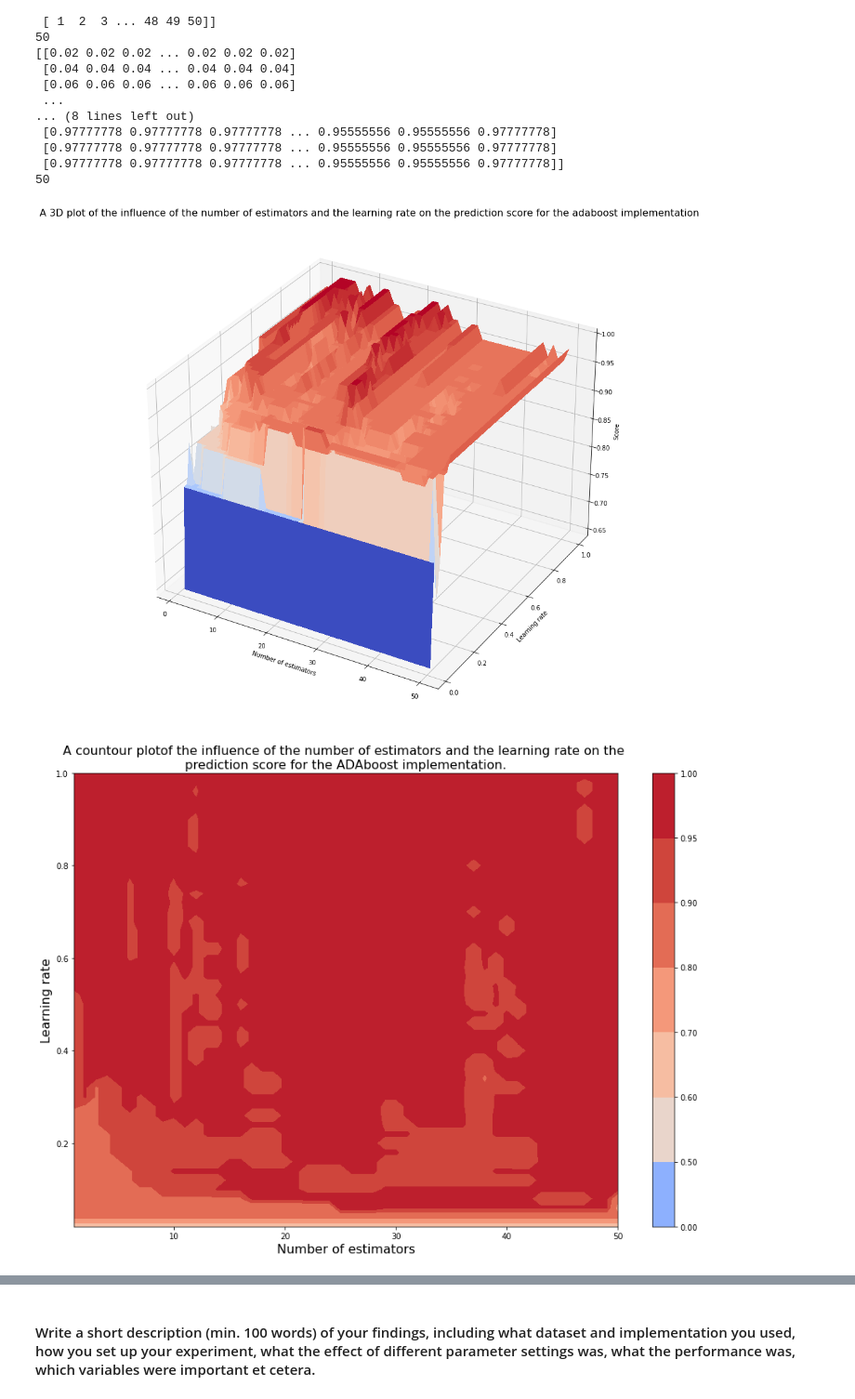
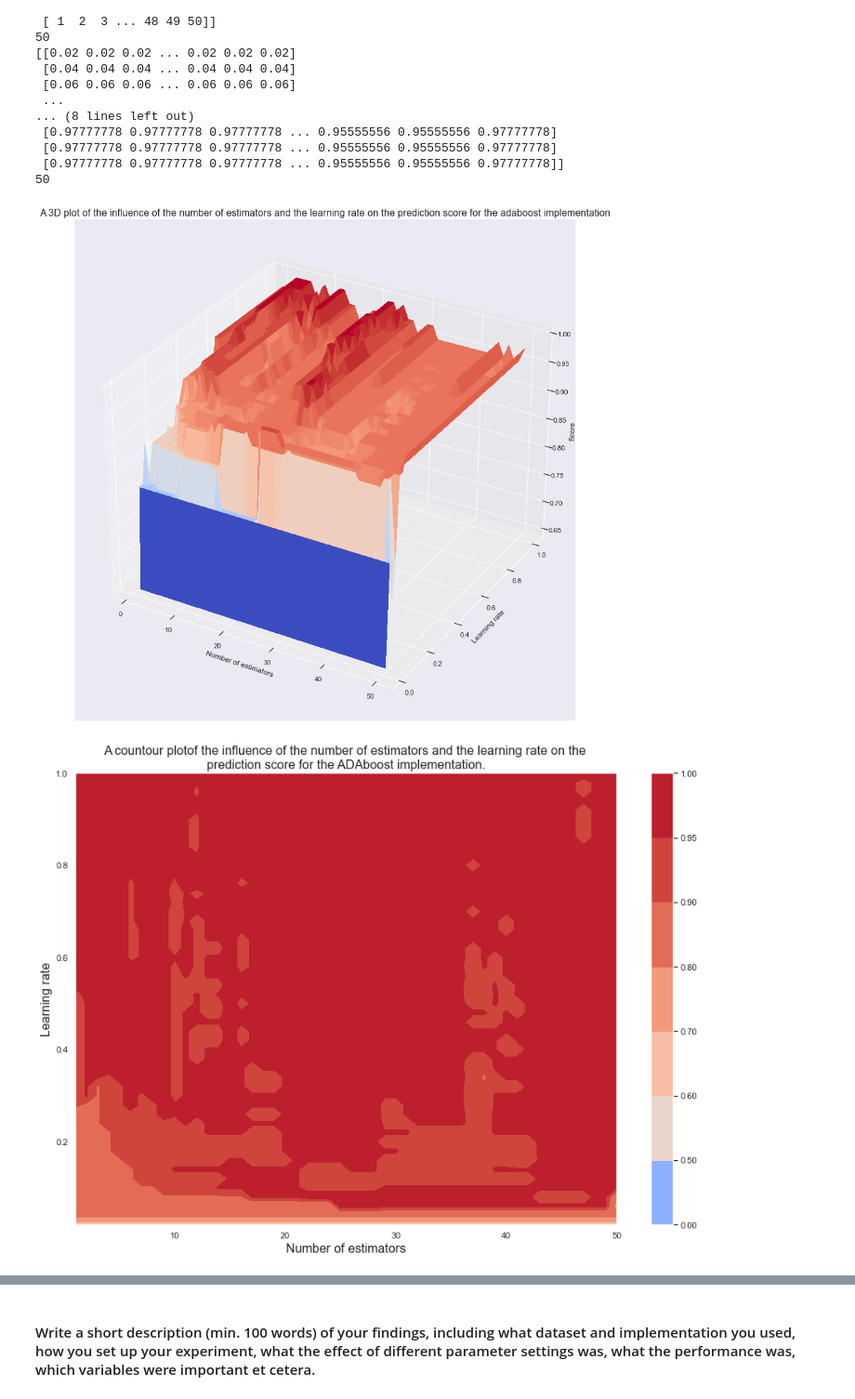
Before and after one commit to kaspardaemen/Natural-Computing, a Jupyter notebook: Ensemble learning/Excercise 5 .ipynb, the cells around one changed output, grey strips where cells are left out. Shown at 93% size. Saved outputs shown, nothing was run; the diff lists cells and outputs as text; code cells hidden in the pictures.

```diff
--- a/Ensemble learning/Excercise 5 .ipynb
+++ b/Ensemble learning/Excercise 5 .ipynb
@@ -278,5 +281,6 @@ plt.show()
 # %%
 # set number of estimators vs learning rate 2D in more detail
+sns.set()
 plt.plot(estimators_wine[:11], 'red', estimators_iris[:11], 'blue')
 
 plt.xlabel('Number of estimators')
@@ -291,5 +295,6 @@ plt.show()
 # %%
 # The number of estimators needed vs the total number of estimators available
+sns.set()
 plt.plot(best_staged_scores_wine, 'red', best_staged_scores_iris, 'blue')
 
 plt.xlabel('Number of estimators available')
@@ -303,4 +308,6 @@ plt.show()
 # %%
+# The number of estimators needed vs the total number of estimators available in more detail
+sns.set()
 plt.plot(best_staged_scores_wine[:11], 'red', best_staged_scores_iris[:11], 'blue')
 
 plt.xlabel('Number of estimators available')
@@ -347,6 +354,7 @@ print(len(result_list_wine))
  [0.97777778 0.97777778 0.97777778 ... 0.95555556 0.95555556 0.97777778]]
 50
 # %%
+sns.set()
 fig = plt.figure(figsize=(15,15))
 ax = fig.gca(projection='3d')
 
@@ -360,7 +368,7 @@ plt.title('A 3D plot of the influence of the number of estimators and the learni
 
 plt.show()
 # %% [output]
-[figure, old version]
+[figure, new version]
 # %%
 # Number_Estimators = np.linspace(1, Wine_number, num=Wine_number).astype(int)
 # Learning_rate = np.linspace(1/Wine_number, 1, num=Wine_number)
@@ -389,23 +397,24 @@ plt.show()
 # # Learning_rate = Learning_rate[10:]
 # # print(Learning_rate)
 # %%
+sns.set()
 fig = plt.figure(figsize=(15,10))
 # ax = fig.gca(projection='3d')
 left, bottom, width, height = 0.1, 0.1, 0.8, 0.8
 ax = fig.add_axes([left, bottom, width, height])
 
 contour = ax.contourf(Number_Estimators, Learning_rate, result_list_wine,
                       levels = [0, 0.5, 0.6, 0.7, 0.8, 0.9, 0.95, 1], cmap= "coolwarm")
 plt.colorbar(contour)
 
 ax.set_xlabel('Number of estimators', fontsize = 16)
 ax.set_ylabel('Learning rate', fontsize = 16)
 # ax.set_zlabel("Score")
 plt.title('A countour plot'
           'of the influence of the number of estimators and the learning rate on the \n'
           'prediction score for the ADAboost implementation.', fontsize=16)
 
 plt.show()
 # %% [output]
-[figure, old version]
+[figure, new version]
 # %%
```
Also changed, not shown: parts of 6 cells of this notebook.
